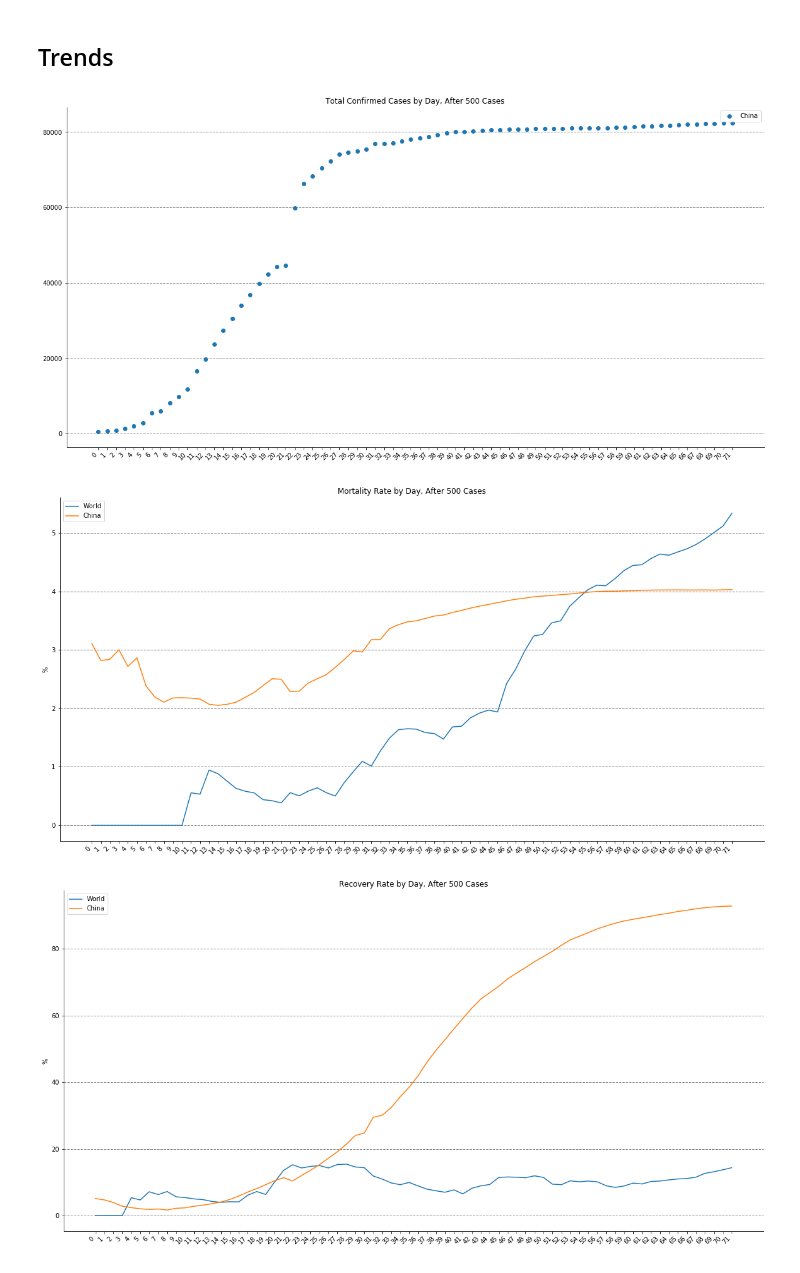
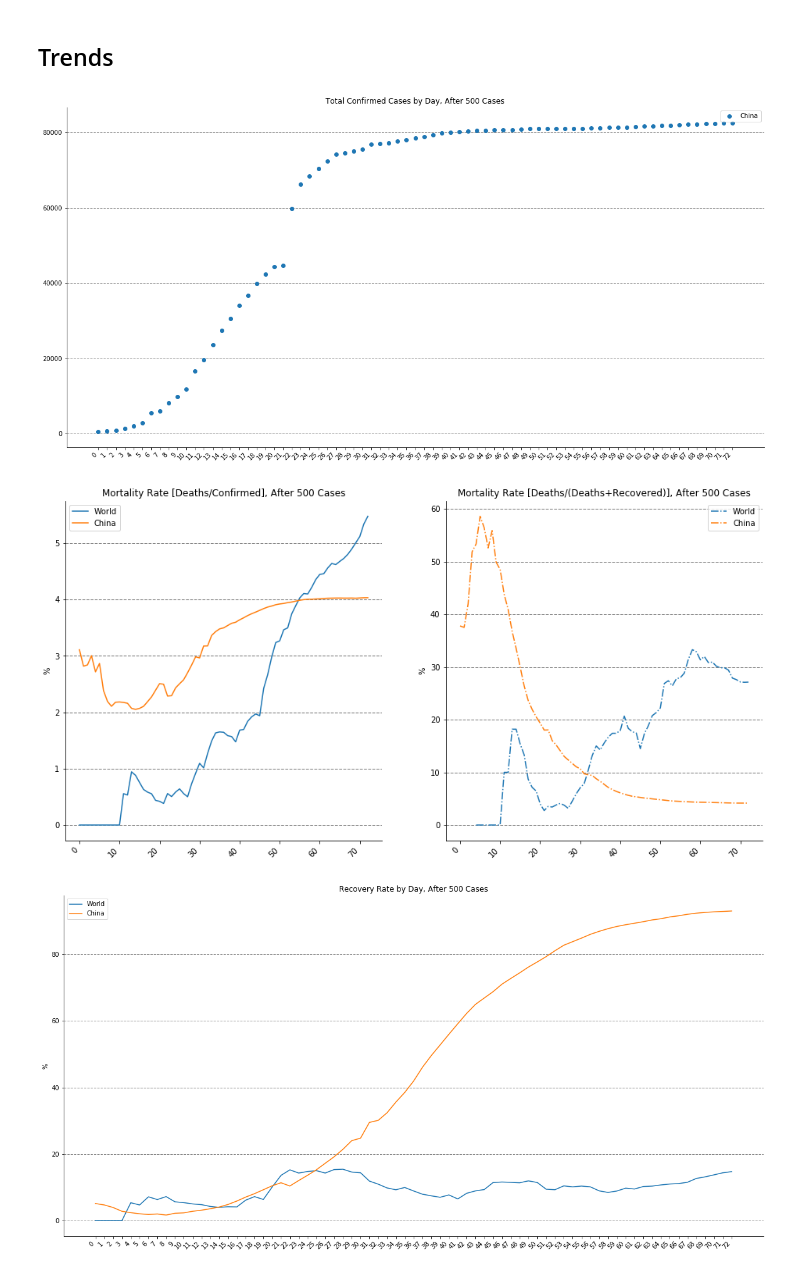
Before and after one commit to Thiagobc23/COVID-19, a Jupyter notebook: 01_COVID19.ipynb, the cells around one changed output. Cells and saved outputs as stored; diff of their text form; code cells hidden in the pictures.

Commit message:
mortality rate calculation update

```diff
--- a/01_COVID19.ipynb
+++ b/01_COVID19.ipynb
@@ -18,8 +18,8 @@ world = world[~world.name.isin(["Antarctica", "Fr. S. Antarctic Lands"])]
 url = 'https://raw.githubusercontent.com/CSSEGISandData/COVID-19/master/csse_covid_19_data/csse_covid_19_daily_reports/'
 path = 'C:/py/covid19/COVID-19-master/csse_covid_19_data/csse_covid_19_daily_reports/'
 
-file = '04-02-2020.csv'
-today = '04-02-2020'
+file = '04-03-2020.csv'
+today = '04-03-2020'
 df = pd.read_csv(url+file)
 df.head()
 # %% [output]
@@ -86,7 +86,7 @@ def plot_day(df, i):
 
 # plot map of active confirmed and recovered
 def plot_map(df, i):
-    fig, ax = plt.subplots(1, figsize=(40,24))
+    fig, ax = plt.subplots(1, figsize=(40,22))
 
     # plot map
     world.plot(ax=ax, color='black')
@@ -319,42 +347,49 @@ def plot_contry_r(name, first_file='01-22-2020', start='01-23-2020', end=today,
     plt.title('Recovery Rate by Day, After 500 Cases')
     plt.ylabel('%')
 # %%
-# US hit 500 on 03-08-2020
-# Italy hit 500 on 02-27-2020
-# Spain hit 500 on 03-07-2020
-# Germany hit 500 on 03-06-2020
-
 # Infected People
 
 fig, ax = plt.subplots(1, figsize=(20,10))
 
 plot_contry(['China', 'Mainland China'])
 
 plt.legend(['China'])
 plt.savefig('pics/china.png', facecolor='white', edgecolor='none')
 
 # Mortality
 
-fig, ax = plt.subplots(1, figsize=(20,10))
+fig, ax = plt.subplots(1, figsize=(16,8))
+ax.axis('off')
 
+ax = fig.add_subplot(121)
 plot_contry_d(['China', 'Mainland China'], inverse=True)
 plot_contry_d(['China', 'Mainland China'], inverse=False)
 
 plt.legend(['World', 'China'])
-plt.savefig('pics/china_Mortality.png', facecolor='white', edgecolor='none')
+#plt.savefig('pics/china_Mortality.png', facecolor='white', edgecolor='none')
+
+# Mortality Two
+
+#fig, ax = plt.subplots(1, figsize=(20,10))
+ax = fig.add_subplot(122)
+plot_contry_d_two(['China', 'Mainland China'], inverse=True)
+plot_contry_d_two(['China', 'Mainland China'], inverse=False)
+
+plt.legend(['World', 'China'])
+plt.savefig('pics/china_Mortality2.png', facecolor='white', edgecolor='none')
 
 # Recovery
 
 fig, ax = plt.subplots(1, figsize=(20,10))
 
 plot_contry_r(['China', 'Mainland China'], inverse=True)
 plot_contry_r(['China', 'Mainland China'], inverse=False)
 
 plt.legend(['World', 'China'])
 plt.savefig('pics/china_Recovery.png', facecolor='white', edgecolor='none')
 # %% [output]
 [figure]
-[figure, old version]
+[figure, new version]
 [figure]
 # %%
 # US hit 500 on 03-08-2020
```
Also changed, not shown: parts of 7 cells of this notebook, 1 other file.
